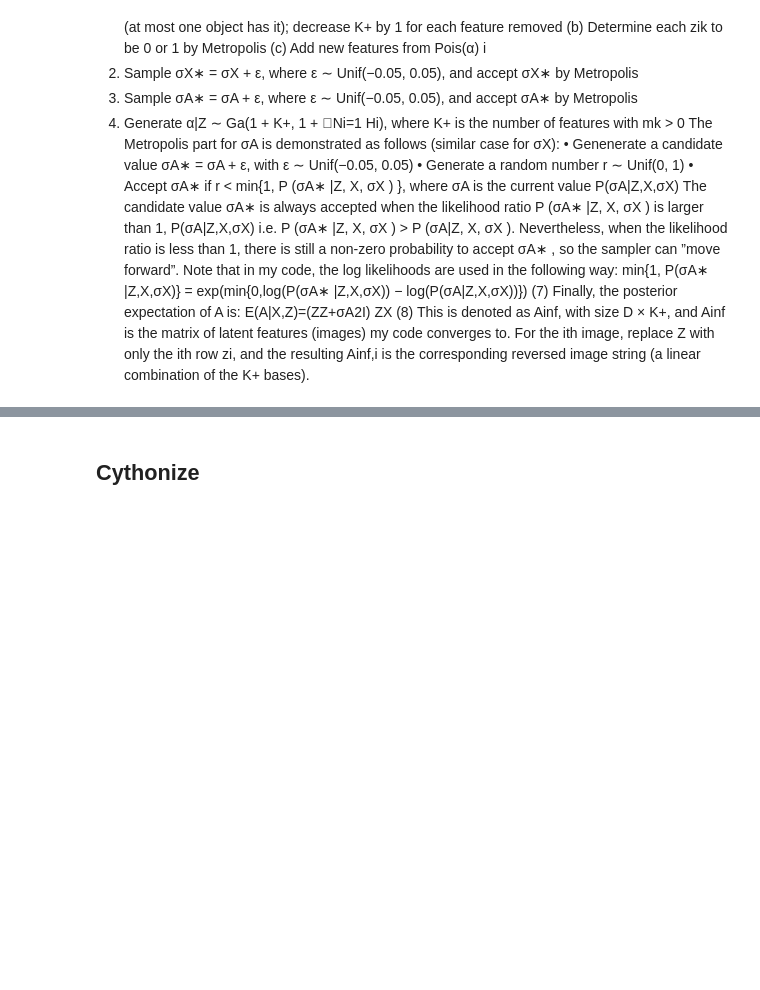
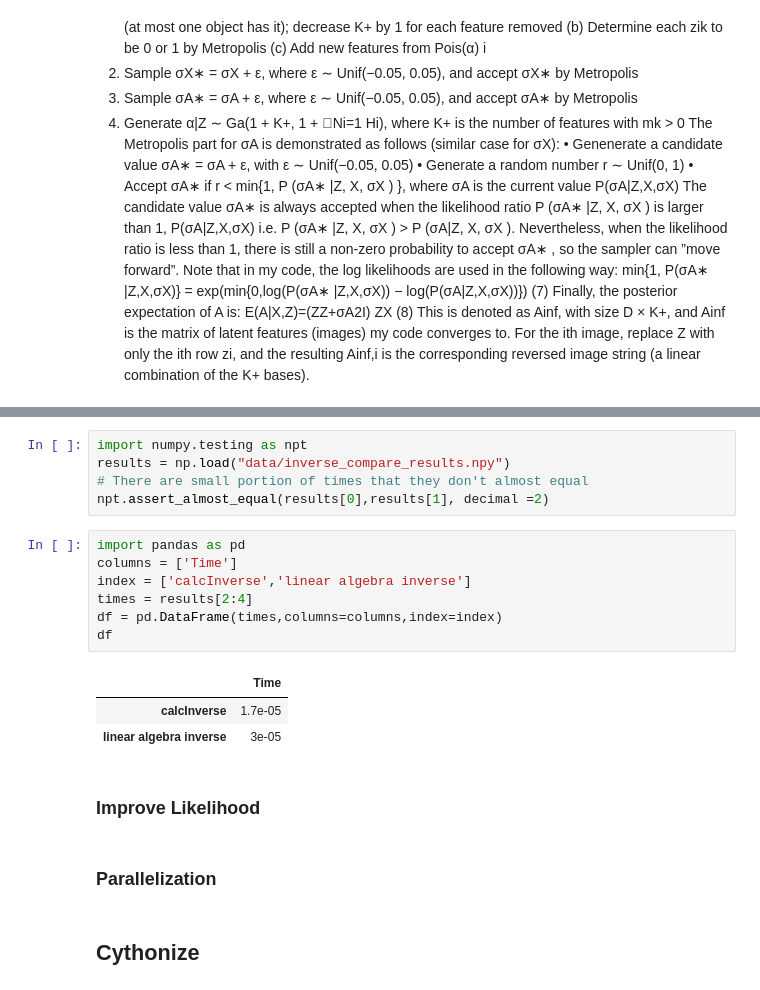
Before and after one commit to timoryxl/Indian-Buffet-Process, a Jupyter notebook: Implementation_IBP-Lin.ipynb, the cells around one changed output, grey strips where cells are left out. Cells and saved outputs as stored; diff of their text form; blank space fills up the shorter version.

```diff
--- a/Implementation_IBP-Lin.ipynb
+++ b/Implementation_IBP-Lin.ipynb
@@ -352,3 +387,23 @@ def sampler(X, niter, sigmaX, sigmaA,alpha, N, D, maxNew, log_p):
+# %%
+import numpy.testing as npt
+results = np.load("data/inverse_compare_results.npy")
+# There are small portion of times that they don't almost equal
+npt.assert_almost_equal(results[0],results[1], decimal =2)
+# %%
+import pandas as pd
+columns = ['Time']
+index = ['calcInverse','linear algebra inverse']
+times = results[2:4]
+df = pd.DataFrame(times,columns=columns,index=index)
+df
+# %% [output]
+|  | Time |
+| calcInverse | 1.7e-05 |
+| linear algebra inverse | 3e-05 |
+# %% [markdown]
+### Improve Likelihood
+# %% [markdown]
+### Parallelization
 # %% [markdown]
 ## Cythonize
 # %%
```
Also changed, not shown: parts of 84 cells of this notebook.
